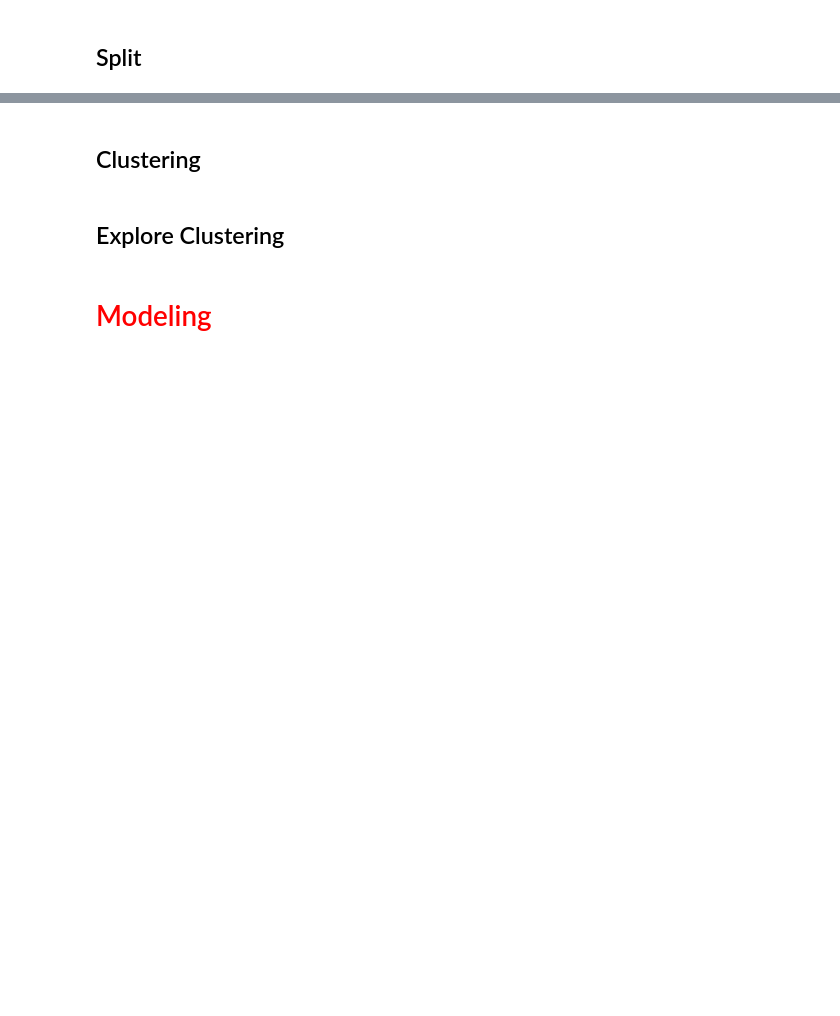
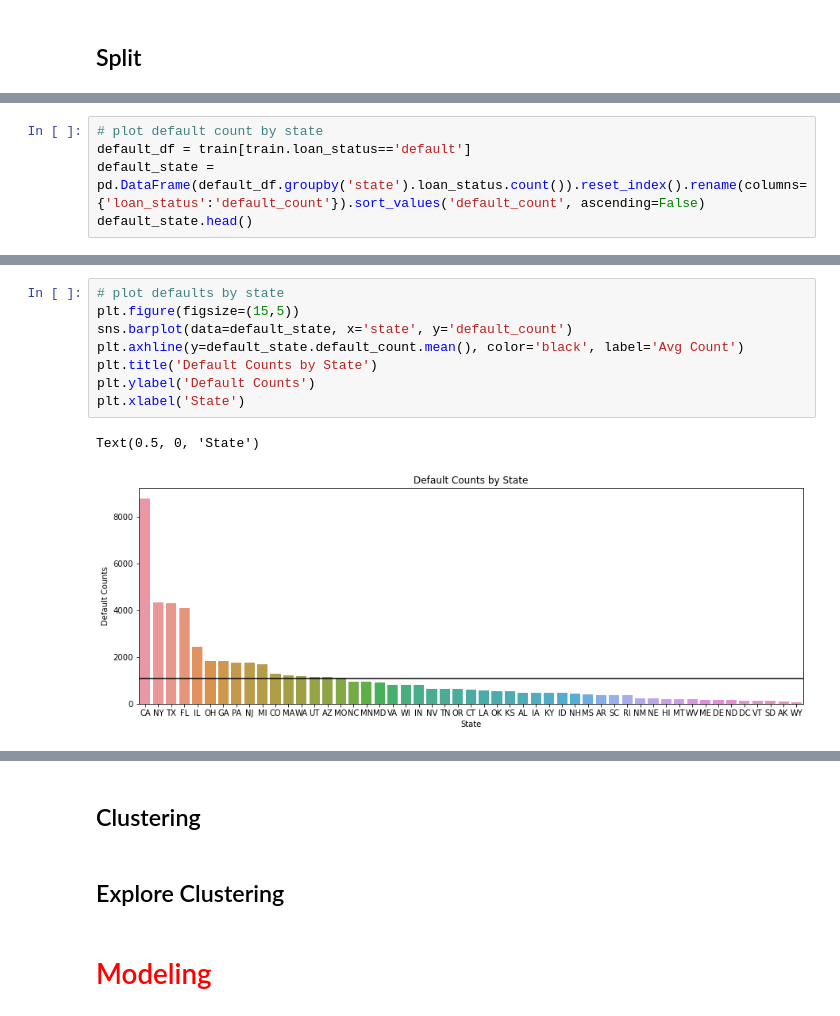
Before and after one commit to kanieladenis/individual_project, a Jupyter notebook: individual_project_sba_loans_working_copy.ipynb, the cells around one changed output, grey strips where cells are left out. Cells and saved outputs as stored; diff of their text form; blank space fills up the shorter version.

```diff
--- a/individual_project_sba_loans_working_copy.ipynb
+++ b/individual_project_sba_loans_working_copy.ipynb
@@ -628,0 +743,5 @@ Text(0.5, 1.0, 'Loan by Term in Months')
+# %%
+# plot default count by state
+default_df = train[train.loan_status=='default']
+default_state = pd.DataFrame(default_df.groupby('state').loan_status.count()).reset_index().rename(columns={'loan_status':'default_count'}).sort_values('default_count', ascending=False)
+default_state.head()
@@ -628,0 +755,11 @@ Text(0.5, 1.0, 'Loan by Term in Months')
+# %%
+# plot defaults by state
+plt.figure(figsize=(15,5))
+sns.barplot(data=default_state, x='state', y='default_count')
+plt.axhline(y=default_state.default_count.mean(), color='black', label='Avg Count')
+plt.title('Default Counts by State')
+plt.ylabel('Default Counts')
+plt.xlabel('State')
+# %% [output]
+Text(0.5, 0, 'State')
+[figure, added]
```
Also changed, not shown: parts of 86 cells of this notebook.
